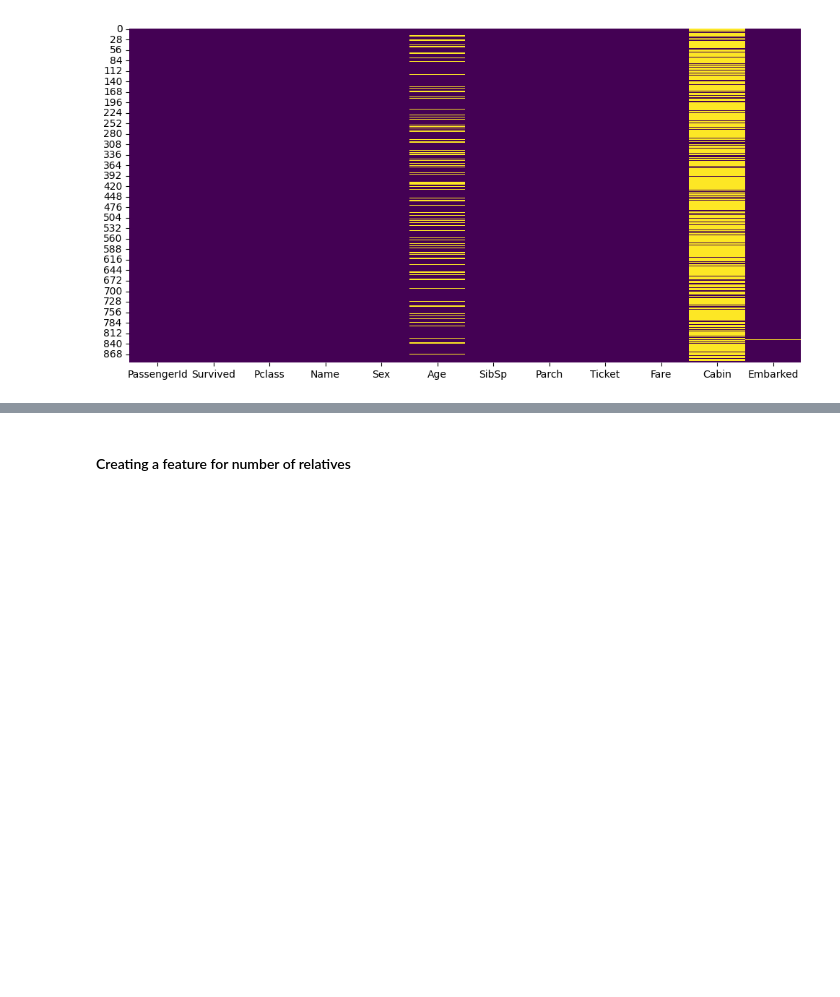
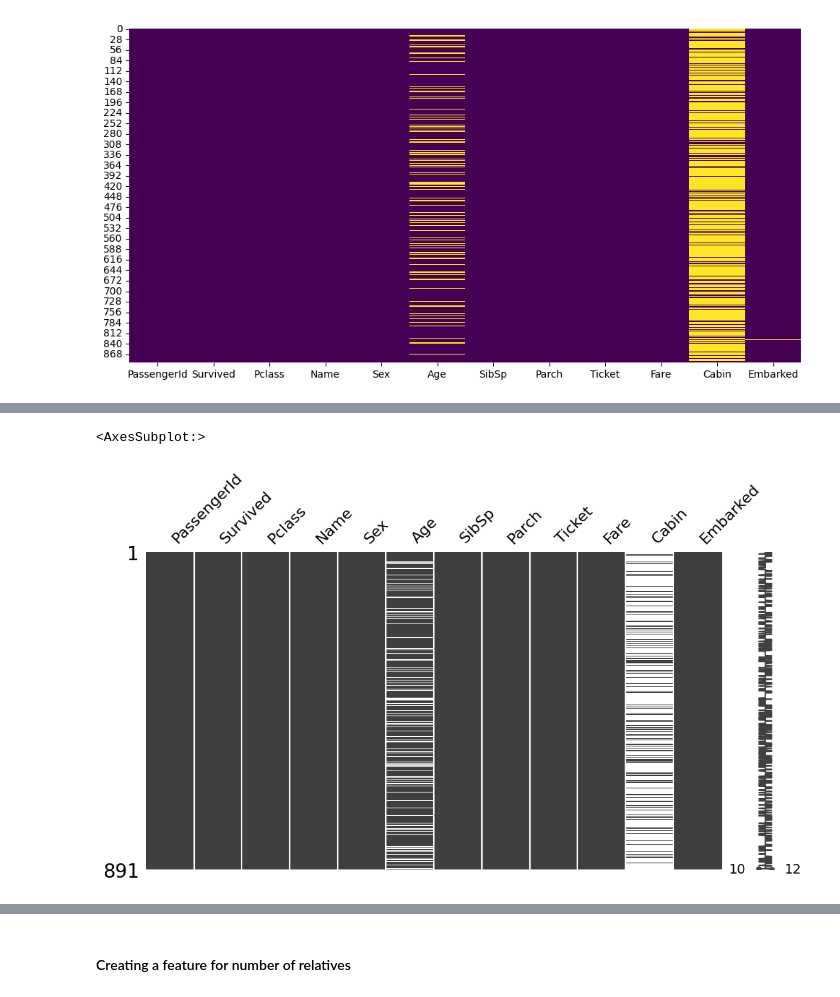
Before and after one commit to rsouza/DataScience_Course, a Jupyter notebook: Notebooks/1_Modeling_Classification.ipynb, the cells around one changed output, grey strips where cells are left out. Saved outputs shown, nothing was run; the diff lists cells and outputs as text; code cells hidden in the pictures; blank space fills up the shorter version.

```diff
--- a/Notebooks/1_Modeling_Classification.ipynb
+++ b/Notebooks/1_Modeling_Classification.ipynb
@@ -367,0 +298,5 @@ df_test = pd.concat([df_test, embarked], axis=1)
+# %%
+msno.matrix(df_train, figsize=(12,6))
+# %% [output]
+<AxesSubplot:>
+[figure, added]
```
Also changed, not shown: parts of 87 cells of this notebook.
